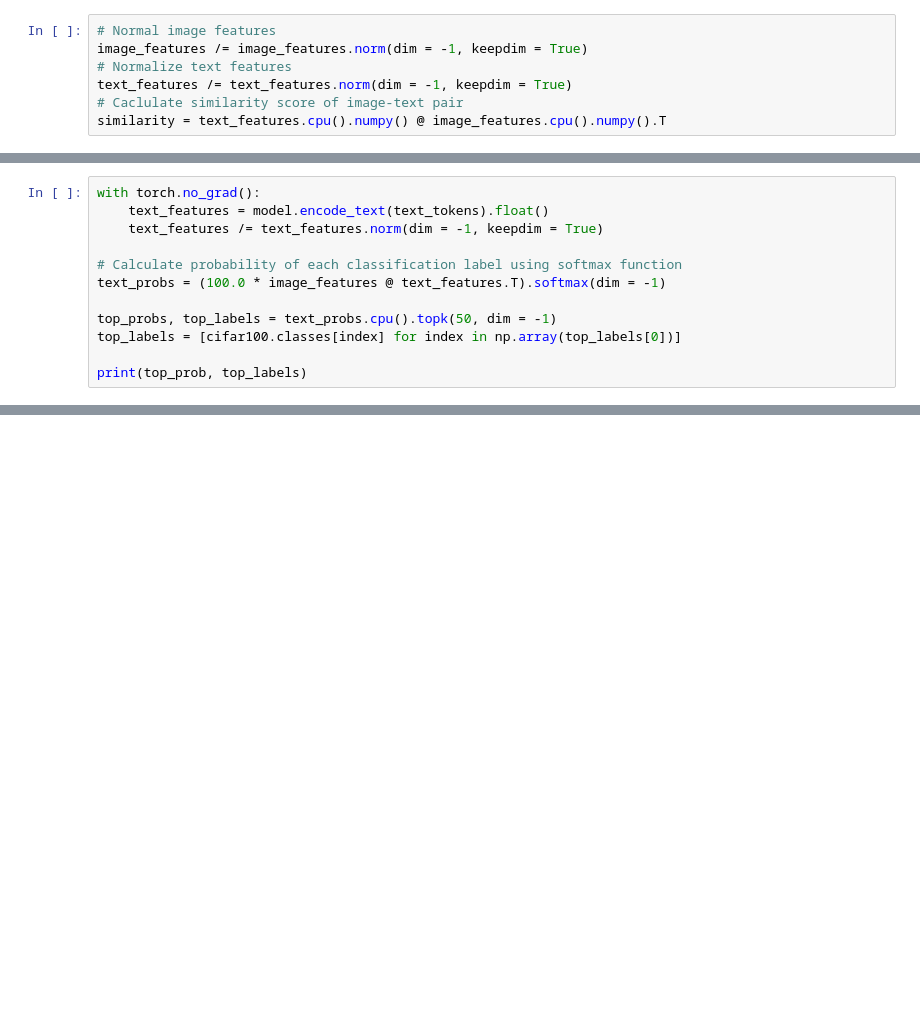
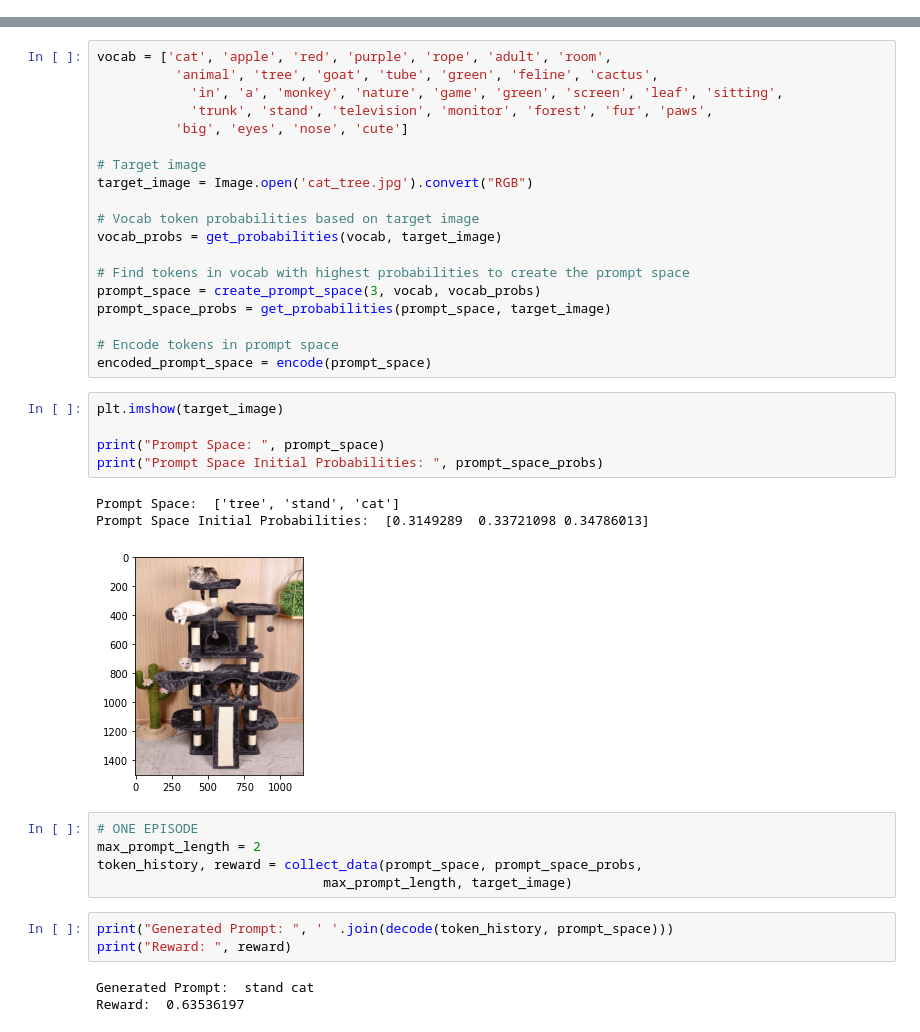
Before and after one commit to pruthvibharadwaj93/imageprompt, a Jupyter notebook: ImagePrompt.ipynb, the cells around one changed output, grey strips where cells are left out. Drawn from its saved outputs; the diff is of its cells as text; blank space fills up the shorter version.

```diff
--- a/ImagePrompt.ipynb
+++ b/ImagePrompt.ipynb
@@ -147,7 +0,0 @@ Normalize the features and calculate the dot product of image-text pair.
-# %%
-# Normal image features
-image_features /= image_features.norm(dim = -1, keepdim = True)
-# Normalize text features
-text_features /= text_features.norm(dim = -1, keepdim = True)
-# Caclulate similarity score of image-text pair
-similarity = text_features.cpu().numpy() @ image_features.cpu().numpy().T
@@ -164,12 +0,0 @@ text_tokens = clip.tokenize(text_description)
-# %%
-with torch.no_grad():
-    text_features = model.encode_text(text_tokens).float()
-    text_features /= text_features.norm(dim = -1, keepdim = True)
-
-# Calculate probability of each classification label using softmax function
-text_probs = (100.0 * image_features @ text_features.T).softmax(dim = -1)
-
-top_probs, top_labels = text_probs.cpu().topk(50, dim = -1)
-top_labels = [cifar100.classes[index] for index in np.array(top_labels[0])]
-
-print(top_prob, top_labels)
@@ -185,0 +147,39 @@ tensor([[9.6742e-01, 1.5705e-02, 3.0886e-03, 1.9795e-03, 1.5006e-03, 1.1824e-03,
+# %%
+vocab = ['cat', 'apple', 'red', 'purple', 'rope', 'adult', 'room',
+          'animal', 'tree', 'goat', 'tube', 'green', 'feline', 'cactus',
+            'in', 'a', 'monkey', 'nature', 'game', 'green', 'screen', 'leaf', 'sitting',
+            'trunk', 'stand', 'television', 'monitor', 'forest', 'fur', 'paws',
+          'big', 'eyes', 'nose', 'cute']
+
+# Target image
+target_image = Image.open('cat_tree.jpg').convert("RGB")
+
+# Vocab token probabilities based on target image
+vocab_probs = get_probabilities(vocab, target_image)
+
+# Find tokens in vocab with highest probabilities to create the prompt space
+prompt_space = create_prompt_space(3, vocab, vocab_probs)
+prompt_space_probs = get_probabilities(prompt_space, target_image)
+
+# Encode tokens in prompt space
+encoded_prompt_space = encode(prompt_space)
+# %%
+plt.imshow(target_image)
+
+print("Prompt Space: ", prompt_space)
+print("Prompt Space Initial Probabilities: ", prompt_space_probs)
+# %% [output]
+Prompt Space:  ['tree', 'stand', 'cat']
+Prompt Space Initial Probabilities:  [0.3149289  0.33721098 0.34786013]
+[figure, added]
+# %%
+# ONE EPISODE
+max_prompt_length = 2
+token_history, reward = collect_data(prompt_space, prompt_space_probs,
+                             max_prompt_length, target_image)
+# %%
+print("Generated Prompt: ", ' '.join(decode(token_history, prompt_space)))
+print("Reward: ", reward)
+# %% [output]
+Generated Prompt:  stand cat
+Reward:  0.63536197
```
Also changed, not shown: parts of 31 cells of this notebook.
